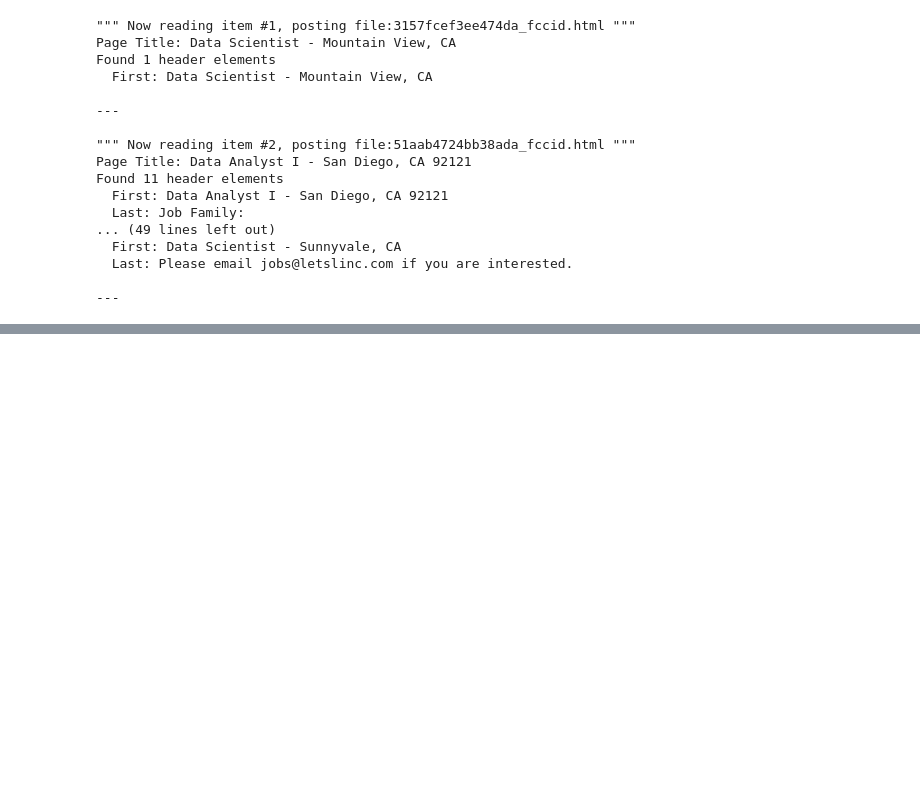
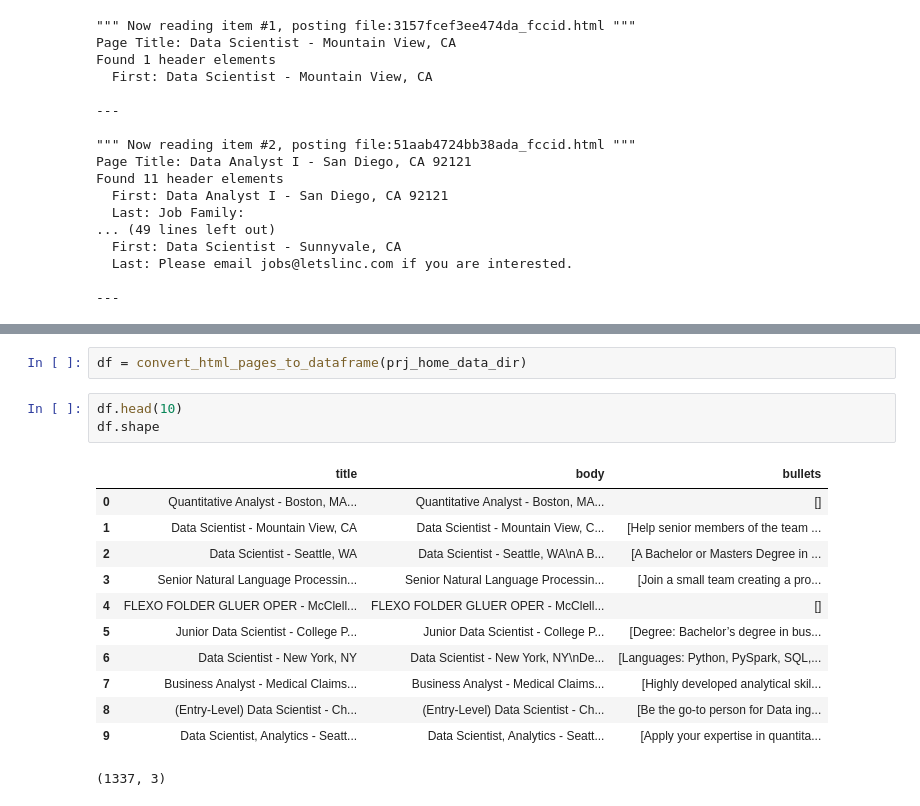
Before and after one commit to seflaherty/manning-resume-job-posting-nlp, a Jupyter notebook: notebooks/Job_Postings.ipynb, the cells around one changed output, grey strips where cells are left out. Saved outputs shown, nothing was run; the diff lists cells and outputs as text; blank space fills up the shorter version.

```diff
--- a/notebooks/Job_Postings.ipynb
+++ b/notebooks/Job_Postings.ipynb
@@ -143,0 +179,18 @@ Summarize findings here
+# %%
+df = convert_html_pages_to_dataframe(prj_home_data_dir)
+# %%
+df.head(10)
+df.shape
+# %% [output]
+|  | title | body | bullets |
+| 0 | Quantitative Analyst - Boston, MA... | Quantitative Analyst - Boston, MA... | [] |
+| 1 | Data Scientist - Mountain View, CA | Data Scientist - Mountain View, C... | [Help senior members of the team ... |
+| 2 | Data Scientist - Seattle, WA | Data Scientist - Seattle, WA\nA B... | [A Bachelor or Masters Degree in ... |
+| 3 | Senior Natural Language Processin... | Senior Natural Language Processin... | [Join a small team creating a pro... |
+| 4 | FLEXO FOLDER GLUER OPER - McClell... | FLEXO FOLDER GLUER OPER - McClell... | [] |
+| 5 | Junior Data Scientist - College P... | Junior Data Scientist - College P... | [Degree: Bachelor’s degree in bus... |
+| 6 | Data Scientist - New York, NY | Data Scientist - New York, NY\nDe... | [Languages: Python, PySpark, SQL,... |
+| 7 | Business Analyst - Medical Claims... | Business Analyst - Medical Claims... | [Highly developed analytical skil... |
+| 8 | (Entry-Level) Data Scientist - Ch... | (Entry-Level) Data Scientist - Ch... | [Be the go-to person for Data ing... |
+| 9 | Data Scientist, Analytics - Seatt... | Data Scientist, Analytics - Seatt... | [Apply your expertise in quantita... |
+(1337, 3)
```
Also changed, not shown: parts of 22 cells of this notebook, 1 other file.
